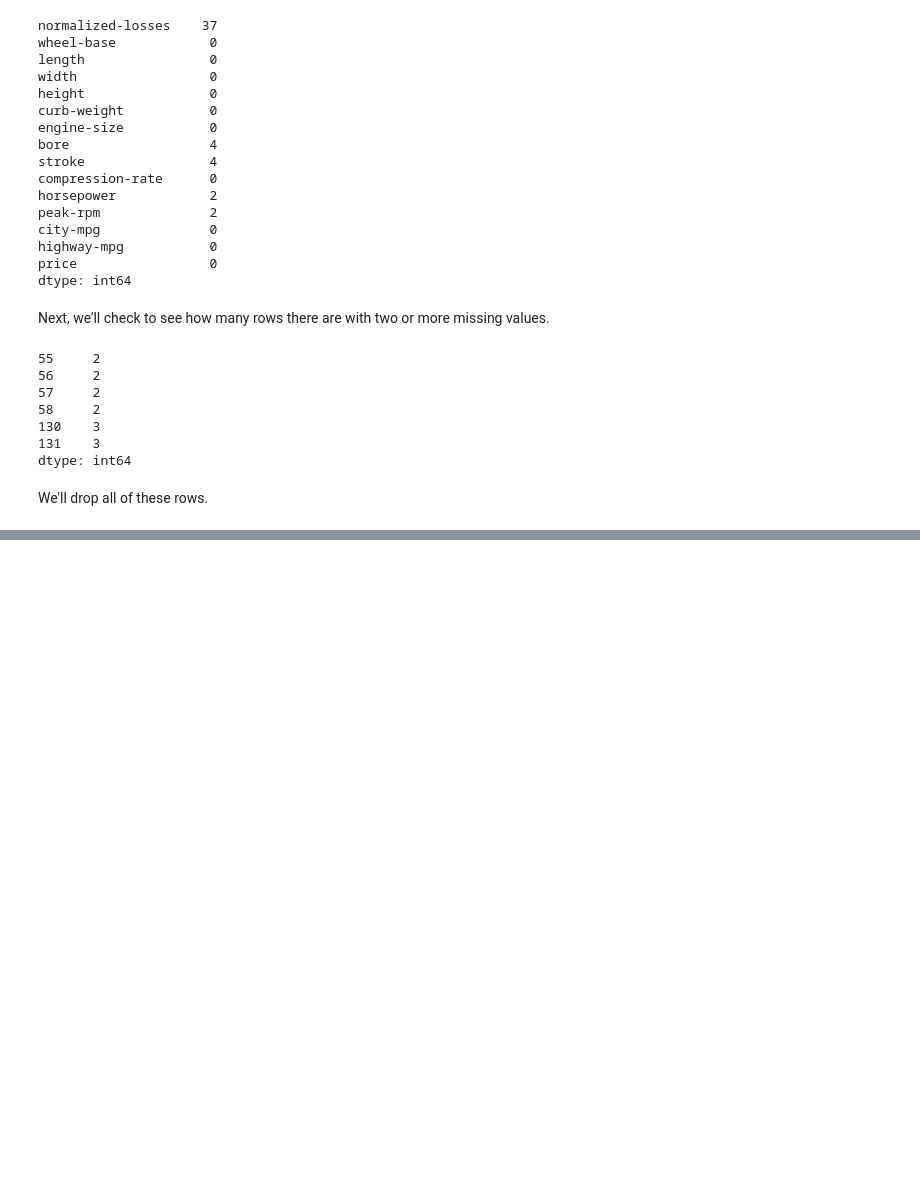
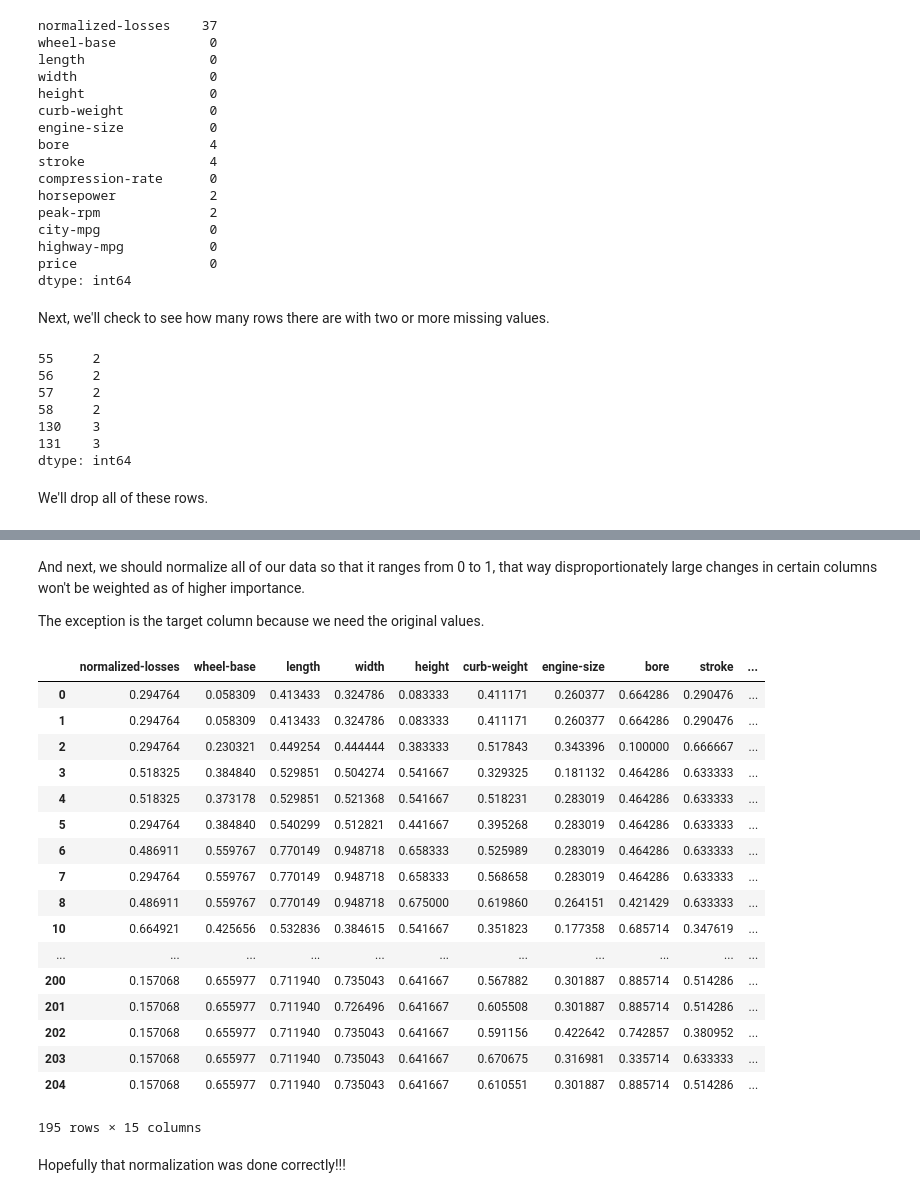
Before and after one commit to JamesDWilkinson/Predicting-Car-Prices, a Jupyter notebook: Basics.ipynb, the cells around one changed output, grey strips where cells are left out. Drawn from its saved outputs; the diff is of its cells as text; code cells hidden in the pictures; blank space fills up the shorter version.

```diff
--- a/Basics.ipynb
+++ b/Basics.ipynb
@@ -6,7 +6,7 @@ dataset documentation can be found [here](https://archive.ics.uci.edu/ml/dataset
 import pandas as pd
 import numpy as np
 
-columns = cols = ['symboling', 'normalized-losses', 'make', 'fuel-type', 'aspiration', 'num-of-doors', 'body-style',
+columns = ['symboling', 'normalized-losses', 'make', 'fuel-type', 'aspiration', 'num-of-doors', 'body-style',
         'drive-wheels', 'engine-location', 'wheel-base', 'length', 'width', 'height', 'curb-weight', 'engine-type',
         'num-of-cylinders', 'engine-size', 'fuel-system', 'bore', 'stroke', 'compression-rate', 'horsepower', 'peak-rpm', 'city-mpg', 'highway-mpg', 'price']
 cars = pd.read_csv('imports-85.data', names=columns)
@@ -134,4 +134,5 @@ dtype: int64
 # %% [markdown]
 We'll drop all of these rows.
 # %%
-cars_numeric.drop(multi_null_rows.index, inplace=True)
+cars_numeric.drop(multi_null_rows.index, axis=0, inplace=True)
+cars_numeric.isnull().sum()
@@ -137,0 +158,5 @@ cars_numeric.drop(multi_null_rows.index, inplace=True)
+# %%
+cars_numeric['normalized-losses'].fillna(
+    cars_numeric['normalized-losses'].mean(), inplace=True,
+)
+cars_numeric.isnull().sum()
@@ -138,3 +180,46 @@ cars_numeric.drop(multi_null_rows.index, inplace=True)
+# %% [markdown]
+And next, we should normalize all of our data so that it ranges from 0 to 1, that way disproportionately large changes in certain columns won't be weighted as of higher importance.
+
+The exception is the target column because we need the original values.
+# %%
+def normalize(df, features):
+    result = df.copy()
+    for feature_name in features:
+        max_value = df[feature_name].max()
+        min_value = df[feature_name].min()
+        df[feature_name] = (df[feature_name] - min_value) / (max_value - min_value)
+    return df
+
+features = ['normalized-losses', 'wheel-base', 'length',
+            'width', 'height', 'curb-weight', 'engine-size',
+            'bore', 'stroke', 'compression-rate',
+            'horsepower', 'peak-rpm', 'city-mpg', 'highway-mpg'
+]
+
+cars_numeric = normalize(cars_numeric, features)
+
+cars_numeric
+# %% [output]
+|  | normalized-losses | wheel-base | length | width | height | curb-weight | engine-size | bore | stroke | ... |
+| 0 | 0.294764 | 0.058309 | 0.413433 | 0.324786 | 0.083333 | 0.411171 | 0.260377 | 0.664286 | 0.290476 | ... |
+| 1 | 0.294764 | 0.058309 | 0.413433 | 0.324786 | 0.083333 | 0.411171 | 0.260377 | 0.664286 | 0.290476 | ... |
+| 2 | 0.294764 | 0.230321 | 0.449254 | 0.444444 | 0.383333 | 0.517843 | 0.343396 | 0.100000 | 0.666667 | ... |
+| 3 | 0.518325 | 0.384840 | 0.529851 | 0.504274 | 0.541667 | 0.329325 | 0.181132 | 0.464286 | 0.633333 | ... |
+| 4 | 0.518325 | 0.373178 | 0.529851 | 0.521368 | 0.541667 | 0.518231 | 0.283019 | 0.464286 | 0.633333 | ... |
+| 5 | 0.294764 | 0.384840 | 0.540299 | 0.512821 | 0.441667 | 0.395268 | 0.283019 | 0.464286 | 0.633333 | ... |
+| 6 | 0.486911 | 0.559767 | 0.770149 | 0.948718 | 0.658333 | 0.525989 | 0.283019 | 0.464286 | 0.633333 | ... |
+| 7 | 0.294764 | 0.559767 | 0.770149 | 0.948718 | 0.658333 | 0.568658 | 0.283019 | 0.464286 | 0.633333 | ... |
+| 8 | 0.486911 | 0.559767 | 0.770149 | 0.948718 | 0.675000 | 0.619860 | 0.264151 | 0.421429 | 0.633333 | ... |
+| 10 | 0.664921 | 0.425656 | 0.532836 | 0.384615 | 0.541667 | 0.351823 | 0.177358 | 0.685714 | 0.347619 | ... |
+| ... | ... | ... | ... | ... | ... | ... | ... | ... | ... | ... |
+| 200 | 0.157068 | 0.655977 | 0.711940 | 0.735043 | 0.641667 | 0.567882 | 0.301887 | 0.885714 | 0.514286 | ... |
+| 201 | 0.157068 | 0.655977 | 0.711940 | 0.726496 | 0.641667 | 0.605508 | 0.301887 | 0.885714 | 0.514286 | ... |
+| 202 | 0.157068 | 0.655977 | 0.711940 | 0.735043 | 0.641667 | 0.591156 | 0.422642 | 0.742857 | 0.380952 | ... |
+| 203 | 0.157068 | 0.655977 | 0.711940 | 0.735043 | 0.641667 | 0.670675 | 0.316981 | 0.335714 | 0.633333 | ... |
+| 204 | 0.157068 | 0.655977 | 0.711940 | 0.735043 | 0.641667 | 0.610551 | 0.301887 | 0.885714 | 0.514286 | ... |
+195 rows × 15 columns
+# %% [markdown]
+Hopefully that normalization was done correctly!!!
 # %%
 cars_numeric.isnull().sum()
 # %% [output]
```
Also changed, not shown: parts of 10 cells of this notebook.
